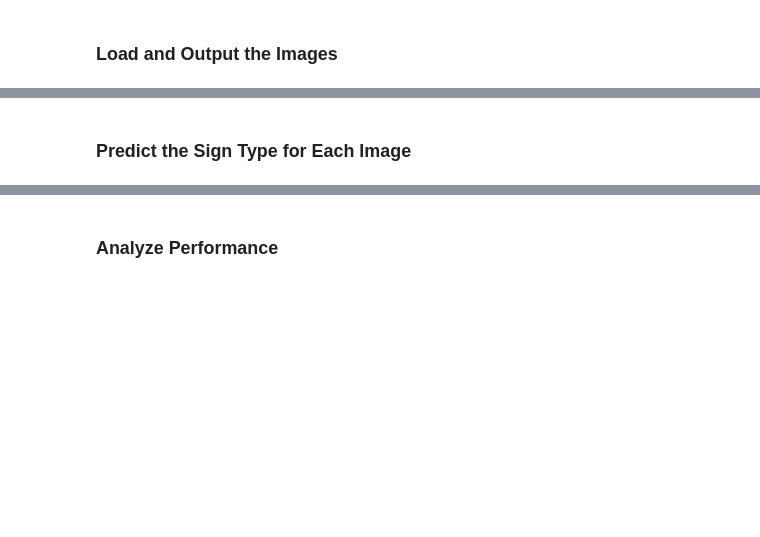
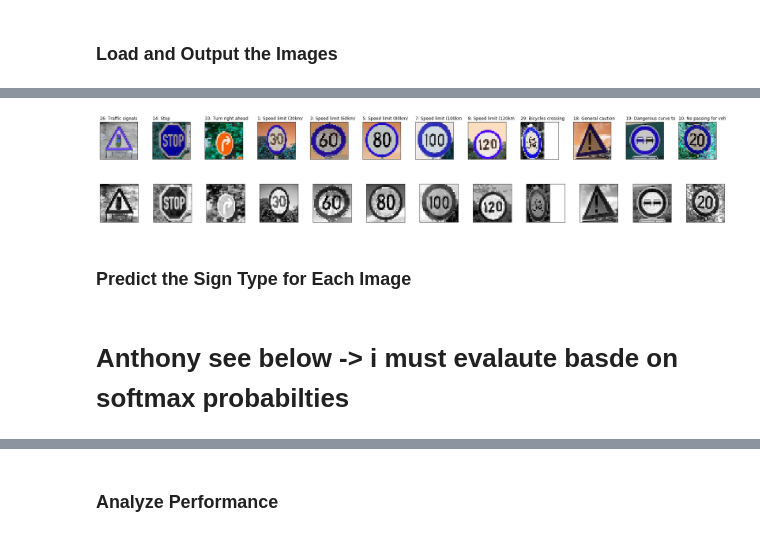
Before and after one commit to aziuol/CarND-Traffic-Sign-Classifier-Project, a Jupyter notebook: Traffic_Sign_Classifier.ipynb, the cells around one changed output, grey strips where cells are left out. Saved outputs shown, nothing was run; the diff lists cells and outputs as text; code cells hidden in the pictures; blank space fills up the shorter version.

```diff
--- a/Traffic_Sign_Classifier.ipynb
+++ b/Traffic_Sign_Classifier.ipynb
@@ -584,7 +676,7 @@ draw_histogram(y_train_split)
 # %%
 import tensorflow as tf
 
-EPOCHS = 125
+EPOCHS = 100
 BATCH_SIZE = 128
 
 
@@ -921,18 +966,0 @@ def  image_to_batch()
-# %%
-import glob
-
-# function for loading new images from a path directory
-image_list = glob.glob('new_traffic_sign_images/*.jpg')
-new_image = load_new_traffic_signs(image_list)
-print(new_image.shape)
-print(new_image[0].shape)
-
-fig = plt.figure(figsize=(2,2))
-i=0
-for file_name in image_list:
-    title = file_name
-    plt.title(file_name, wrap=True)
-    plt.imshow(new_image[i])
-    i+=1
-    plt.show()
-plt.tight_layout()
@@ -939,3 +1022,45 @@ plt.tight_layout()
+# %%
+def visualize_class(X_data, y_labels=[], cmap=None,
+                    rows=1, cols=12, maxtitlelen=18, figsize=(15,1)):
+    """
+    Convenience method to visualize sets of images. If a set of corresponding
+    class labels is passed, they will be printed along with the image.
+    """
+    has_labels = len(y_labels) > 0
+    assert not has_labels or len(X_data) == len(y_labels)
+
+    plt.figure(figsize=figsize)
+    for i, img in enumerate(X_data):
+        plt.subplot(rows, cols, i+1, xticks=[], yticks=[])
+        plt.imshow(img, interpolation="nearest", cmap=cmap)
+        if has_labels:
+            y_val = y_labels[i]
+            #y_label = class_labels[str(y_val)][:maxtitlelen]
+            y_label = label_dict[y_val][:maxtitlelen]
+            plt.title("{}: {}".format(y_val, y_label), loc="left")
+    plt.show()
+
+def grayplot(data):
+    X_new_data = data
+    fig, axs = plt.subplots(3,2, figsize=(10, 10))
+    fig.subplots_adjust(hspace = .01, wspace=.000)
+    axs = axs.ravel()
+    plt.tight_layout()
+
+    for i in range(5):
+        #print(file_name)
+        axs[i].imshow(X_new_data[i].reshape(32,32) ,cmap = 'gray')
+        axs[i].set_title(image_files[i])
+        axs[i+1].imshow(X_new_data[i+1].reshape(32,32), cmap = 'gray')
+        axs[i+1].set_title(image_files[i+1])
+
+#grayplot(X_test_custom)
+#print(X_test_custom.shape)
+visualize_class(X_test_custom, y_test_processed, maxtitlelen=18, figsize=(32, 2))
+visualize_class(X_test_processed.reshape(X_test_processed.shape[:3]), figsize=(32, 2), cmap="gray")
+# %% [output]
+[figure, added]
+[figure, added]
 # %% [markdown]
 ### Predict the Sign Type for Each Image
 # %%
@@ -971,0 +1097,2 @@ with tf.Session() as sess:
+# %% [markdown]
+# Anthony see below -> i must evalaute basde on softmax probabilties
```
Also changed, not shown: parts of 81 cells of this notebook.
